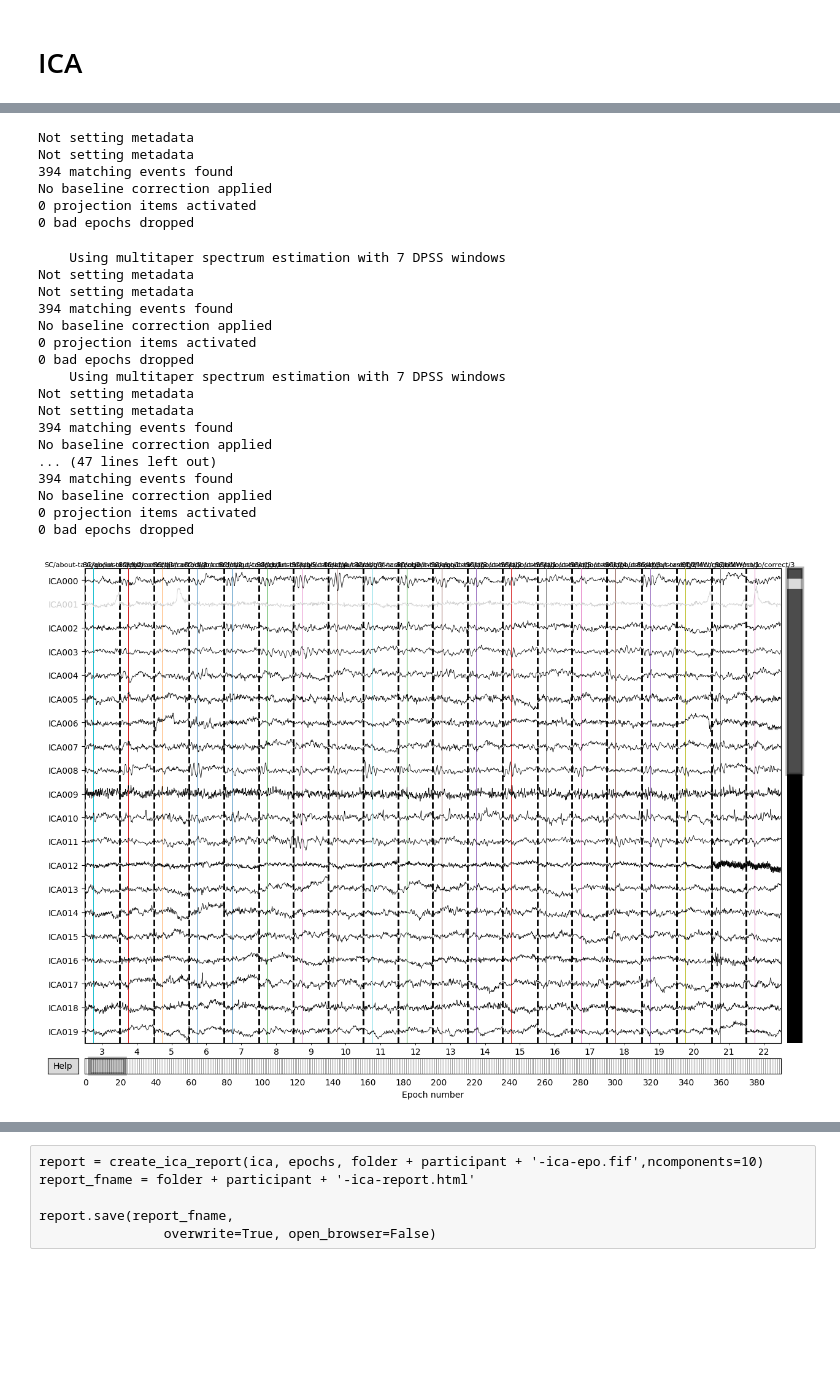
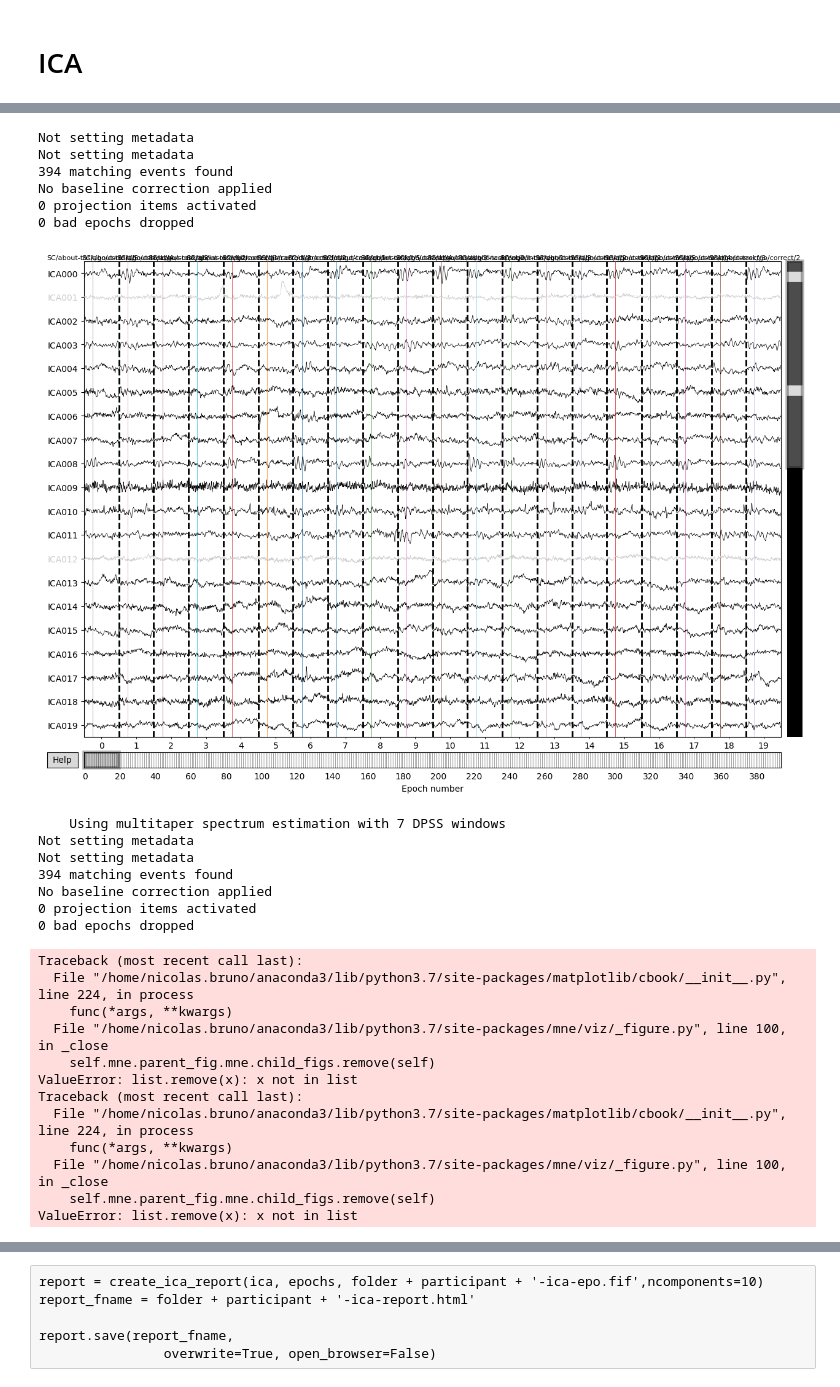
Before and after one commit to Nicobruno92/mw_markers_project, a Jupyter notebook: preprocessing.ipynb, the cells around one changed output, grey strips where cells are left out. Saved outputs shown, nothing was run; the diff lists cells and outputs as text; code cells hidden in the pictures; blank space fills up the shorter version.

```diff
--- a/preprocessing.ipynb
+++ b/preprocessing.ipynb
@@ -259,29 +203,29 @@ No baseline correction applied
-# %%
-# reject(folder + participant + '-ica-epo.fif', ica)
-ica.plot_sources(epochs_clean, block=True)
-# ica.plot_properties(epochs)
-# %% [output]
-Not setting metadata
-Not setting metadata
-394 matching events found
-No baseline correction applied
-0 projection items activated
-0 bad epochs dropped
-    Using multitaper spectrum estimation with 7 DPSS windows
-Not setting metadata
-Not setting metadata
-394 matching events found
-No baseline correction applied
-0 projection items activated
-0 bad epochs dropped
-    Using multitaper spectrum estimation with 7 DPSS windows
-Not setting metadata
-Not setting metadata
-394 matching events found
-No baseline correction applied
-... (47 lines left out)
-394 matching events found
-No baseline correction applied
-0 projection items activated
-0 bad epochs dropped
-[figure, removed]
+# %%
+ica.plot_sources(epochs_clean, block=False)
+# %% [output]
+Not setting metadata
+Not setting metadata
+394 matching events found
+No baseline correction applied
+0 projection items activated
+0 bad epochs dropped
+[figure, added]
+    Using multitaper spectrum estimation with 7 DPSS windows
+Not setting metadata
+Not setting metadata
+394 matching events found
+No baseline correction applied
+0 projection items activated
+0 bad epochs dropped
+Traceback (most recent call last):
+  File "/home/nicolas.bruno/anaconda3/lib/python3.7/site-packages/matplotlib/cbook/__init__.py", line 224, in process
+    func(*args, **kwargs)
+  File "/home/nicolas.bruno/anaconda3/lib/python3.7/site-packages/mne/viz/_figure.py", line 100, in _close
+    self.mne.parent_fig.mne.child_figs.remove(self)
+ValueError: list.remove(x): x not in list
+Traceback (most recent call last):
+  File "/home/nicolas.bruno/anaconda3/lib/python3.7/site-packages/matplotlib/cbook/__init__.py", line 224, in process
+    func(*args, **kwargs)
+  File "/home/nicolas.bruno/anaconda3/lib/python3.7/site-packages/mne/viz/_figure.py", line 100, in _close
+    self.mne.parent_fig.mne.child_figs.remove(self)
+ValueError: list.remove(x): x not in list
```
Also changed, not shown: parts of 20 cells of this notebook, 1 other file.
